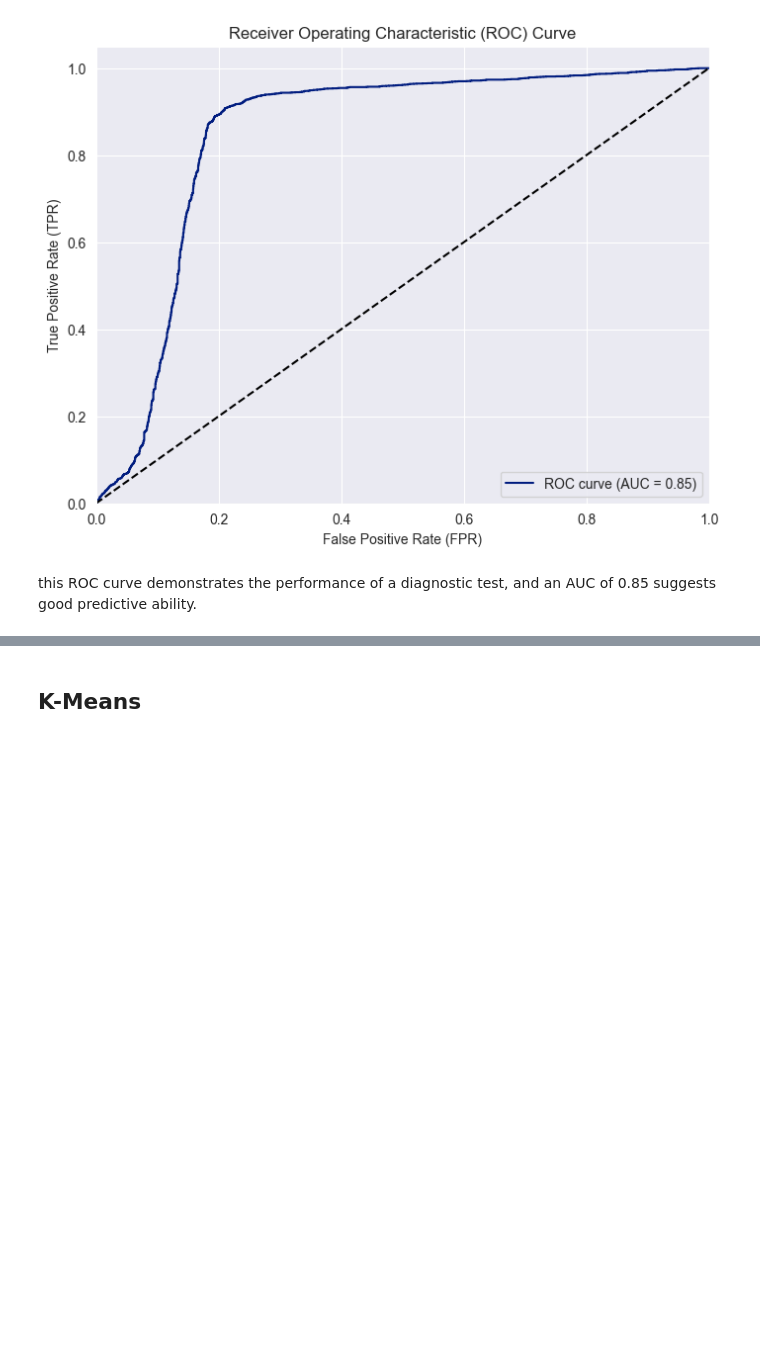
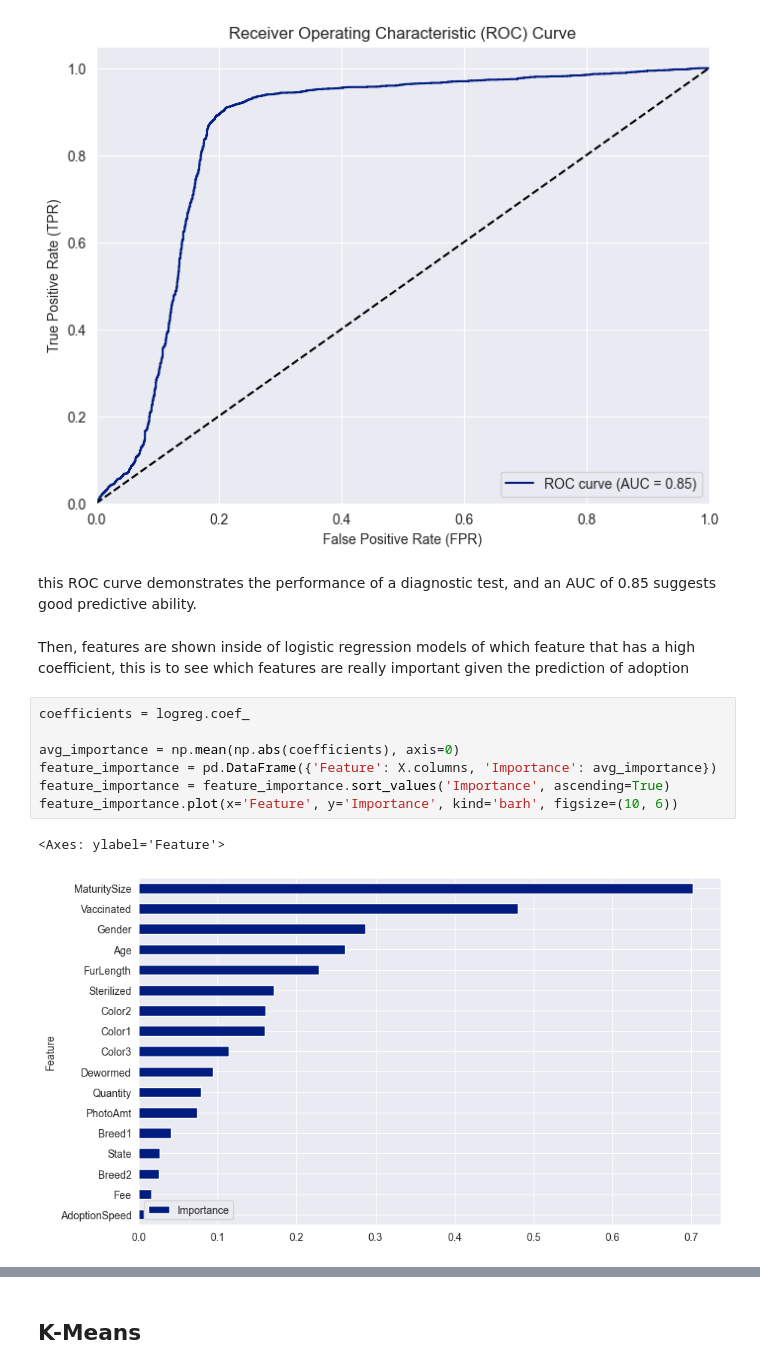
Before and after one commit to LutfiIzzat/MachineLearningProject, a Jupyter notebook: 5_Project/ML_Project.ipynb, the cells around one changed output, grey strips where cells are left out. Drawn from its saved outputs; the diff is of its cells as text; blank space fills up the shorter version.

```diff
--- a/5_Project/ML_Project.ipynb
+++ b/5_Project/ML_Project.ipynb
@@ -1487,3 +1495,15 @@ plt.show()
 [figure]
 # %% [markdown]
 this ROC curve demonstrates the performance of a diagnostic test, and an AUC of 0.85 suggests good predictive ability.
+# %% [markdown]
+Then, features are shown inside of logistic regression models of which feature that has a high coefficient, this is to see which features are really important given the prediction of adoption
+# %%
+coefficients = logreg.coef_
+
+avg_importance = np.mean(np.abs(coefficients), axis=0)
+feature_importance = pd.DataFrame({'Feature': X.columns, 'Importance': avg_importance})
+feature_importance = feature_importance.sort_values('Importance', ascending=True)
+feature_importance.plot(x='Feature', y='Importance', kind='barh', figsize=(10, 6))
+# %% [output]
+<Axes: ylabel='Feature'>
+[figure, added]
```
Also changed, not shown: parts of 36 cells of this notebook, 9 other files.
